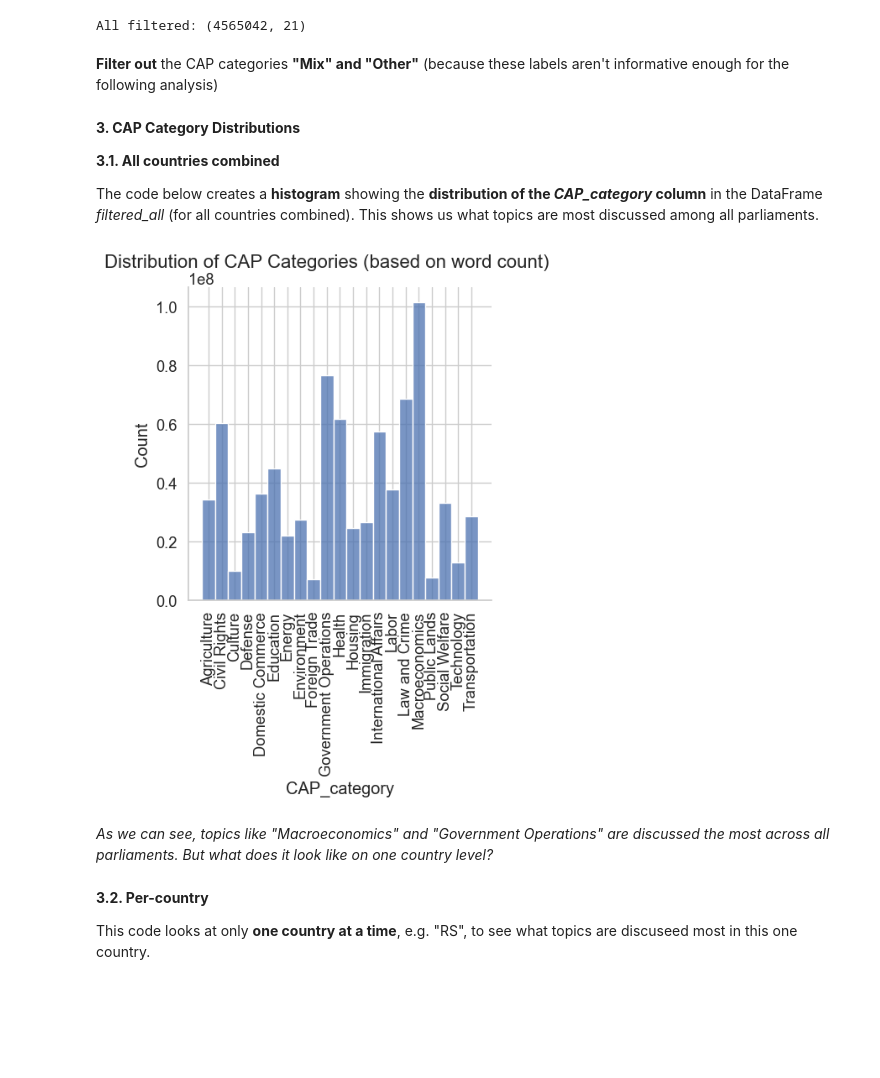
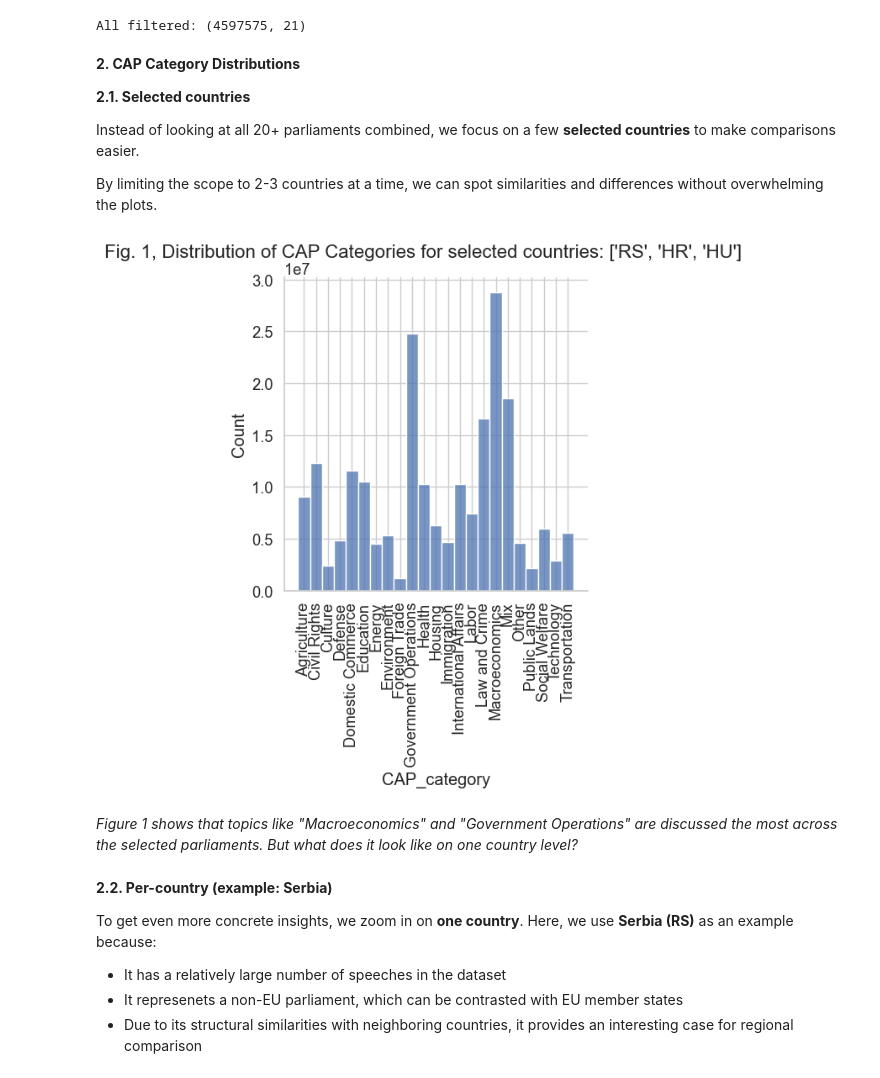
Before and after one commit to clarinsi/ParlaCAP-Analysis-Tutorials, a Jupyter notebook: Tutorial 2 - Calculating Topic and Sentiment Distributions.ipynb, the cells around one changed output. Saved outputs shown, nothing was run; the diff lists cells and outputs as text; code cells hidden in the pictures; blank space fills up the shorter version.

```diff
--- a/Tutorial 2 - Calculating Topic and Sentiment Distributions.ipynb
+++ b/Tutorial 2 - Calculating Topic and Sentiment Distributions.ipynb
@@ -46,7 +43,7 @@ while True:
     except OverflowError:
         max_int = max_int // 10
 
-countries = ["AT", "BA", "BE", "BG", "CZ", "DK", "EE", "ES-CT", "ES-GA", "ES-PV",
+countries = ["AT", "BA", "BE", "BG", "CZ", "DK", "EE", "ES", "ES-CT", "ES-GA", "ES-PV",
              "FR", "GB", "GR", "HR", "HU", "IS", "IT", "LV",
              "NL", "NO", "PL", "PT", "RS", "SE", "SI", "TR", "UA"] #change country codes according to your available datasets
 
@@ -115,36 +112,41 @@ filtered_all = pd.concat(all_chunks, ignore_index=True)
 del all_chunks
 print("All filtered:", filtered_all.shape)
 # %% [output]
-All filtered: (4565042, 21)
+All filtered: (4597575, 21)
-# %% [markdown]
-**Filter out** the CAP categories **"Mix" and "Other"** (because these labels aren't informative enough for the following analysis)
-# %%
-filtered_all = filtered_all[~filtered_all["CAP_category"].isin(["Mix", "Other"])]
-filtered_all["CAP_category"] = filtered_all["CAP_category"].cat.remove_unused_categories()
 # %% [markdown]
-**3. CAP Category Distributions**
+**2. CAP Category Distributions**
 
-**3.1. All countries combined**
+**2.1. Selected countries**
 
-The code below creates a **histogram** showing the **distribution of the *CAP_category* column** in the DataFrame *filtered_all* (for all countries combined). This shows us what topics are most discussed among all parliaments.
+Instead of looking at all 20+ parliaments combined, we focus on a few **selected countries** to make comparisons easier.
+
+By limiting the scope to 2-3 countries at a time, we can spot similarities and differences without overwhelming the plots.
 # %%
+#Example: select 3 countries to compare
+selected_countries = ["RS", "HR", "HU"]
+filtered_subset = filtered_all[filtered_all["country"].isin(selected_countries)]
+
 g = sns.displot(
-    data=filtered_all.sort_values("CAP_category"),
+    data=filtered_subset.sort_values("CAP_category"),
     x="CAP_category",
-    weights=filtered_all["word_count"]
+    weights=filtered_all["word_count"],
+    palette="Set2"
 )
 
 cap_order = sorted(filtered_all["CAP_category"].unique()) #defines order of CAP labels on x axis
 
 g.set_xticklabels(rotation=90)  # rotate x-axis labels
-g.fig.suptitle("Distribution of CAP Categories (based on word count)", fontsize=16)
+g.fig.suptitle(f"Fig. 1, Distribution of CAP Categories for selected countries: {selected_countries}", fontsize=16)
 g.fig.subplots_adjust(top=0.9)
 # %% [output]
-[figure, old version]
+[figure, new version]
 # %% [markdown]
-*As we can see, topics like "Macroeconomics" and "Government Operations" are discussed the most across all parliaments. But what does it look like on one country level?*
+*Figure 1 shows that topics like "Macroeconomics" and "Government Operations" are discussed the most across the selected parliaments. But what does it look like on one country level?*
 # %% [markdown]
-**3.2. Per-country**
+**2.2. Per-country (example: Serbia)**
 
-This code looks at only **one country at a time**, e.g. "RS", to see what topics are discuseed most in this one country.
+To get even more concrete insights, we zoom in on **one country**. Here, we use **Serbia (RS)** as an example because:
+- It has a relatively large number of speeches in the dataset
+- It represenets a non-EU parliament, which can be contrasted with EU member states
+- Due to its structural similarities with neighboring countries, it provides an interesting case for regional comparison
 # %%
```
Also changed, not shown: parts of 30 cells of this notebook, 9 other files.
